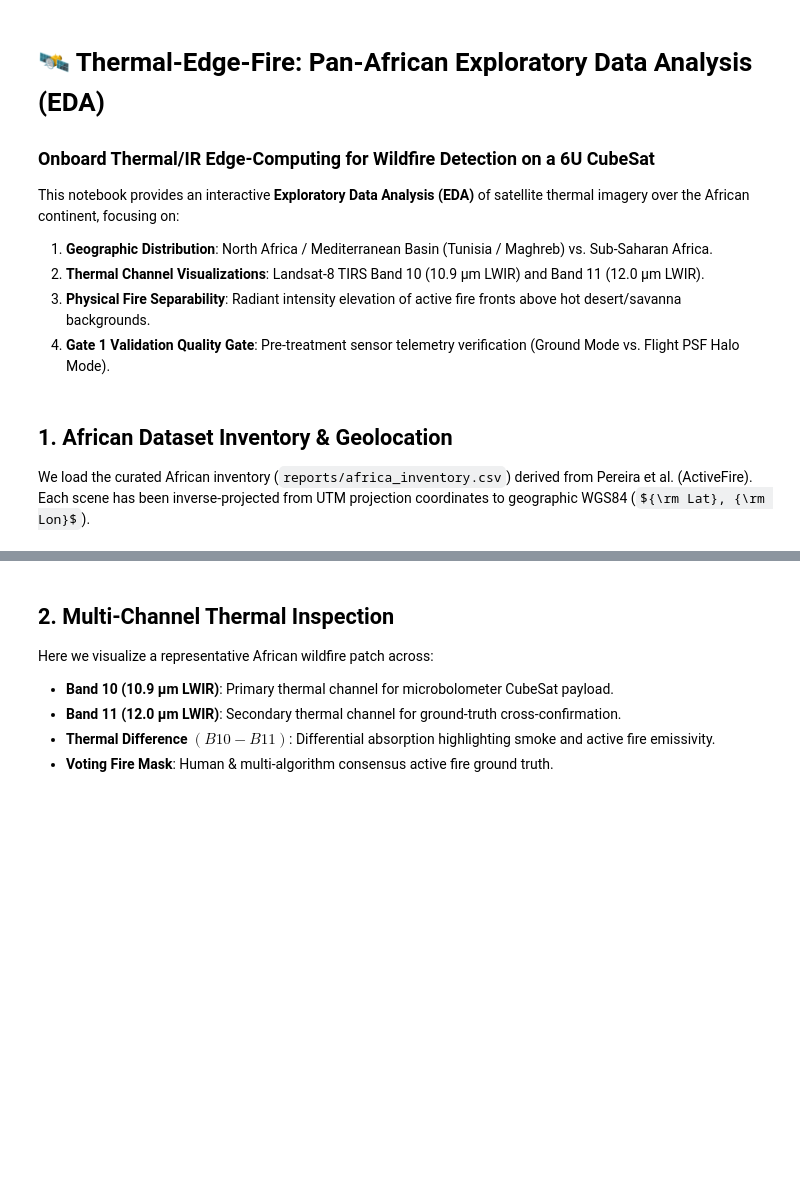
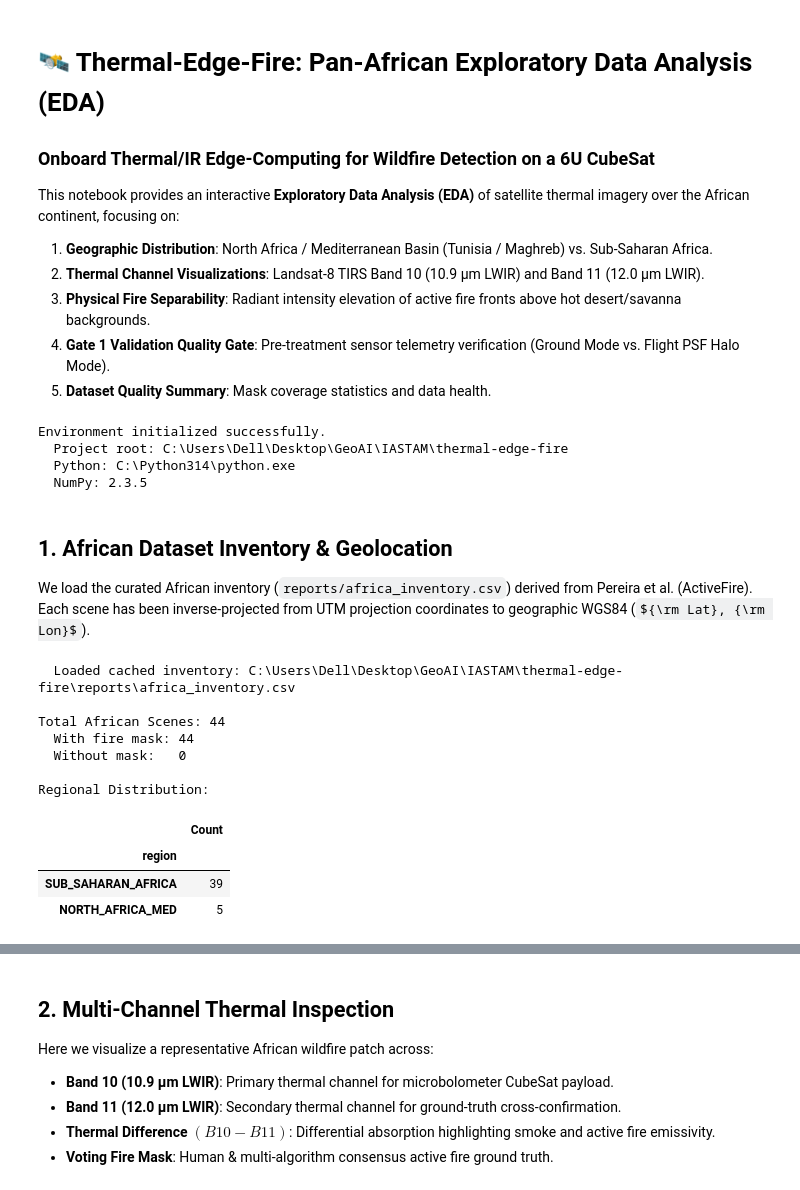
Before and after one commit to kacemamine721-star/thermal-edge-fire, a Jupyter notebook: notebooks/01_african_data_exploration.ipynb, the cells around one changed output, grey strips where cells are left out. Drawn from its saved outputs; the diff is of its cells as text; code cells hidden in the pictures; some formulas as TeX source; blank space fills up the shorter version.

```diff
--- a/notebooks/01_african_data_exploration.ipynb
+++ b/notebooks/01_african_data_exploration.ipynb
@@ -7,14 +7,16 @@ This notebook provides an interactive **Exploratory Data Analysis (EDA)** of sat
 2. **Thermal Channel Visualizations**: Landsat-8 TIRS Band 10 (10.9 µm LWIR) and Band 11 (12.0 µm LWIR).
 3. **Physical Fire Separability**: Radiant intensity elevation of active fire fronts above hot desert/savanna backgrounds.
 4. **Gate 1 Validation Quality Gate**: Pre-treatment sensor telemetry verification (Ground Mode vs. Flight PSF Halo Mode).
+5. **Dataset Quality Summary**: Mask coverage statistics and data health.
 # %%
 import sys
 from pathlib import Path
 
-# Add project root to sys.path
+# Add project src/ to sys.path so fireedge package is importable
 PROJECT_ROOT = Path("..").resolve()
-if str(PROJECT_ROOT) not in sys.path:
-    sys.path.insert(0, str(PROJECT_ROOT / "src"))
+SRC_DIR = str(PROJECT_ROOT / "src")
+if SRC_DIR not in sys.path:
+    sys.path.insert(0, SRC_DIR)
 
 import numpy as np
 import pandas as pd
@@ -25,30 +27,57 @@ from fireedge.config import load_config, resolve_path, get_reports_dir
 from fireedge.io import read_image, read_mask, index_patches
 from fireedge.validation import GroundGateValidator, FlightGateValidator, ValidatorConfig
 
-plt.style.use('seaborn-v0_8-whitegrid' if 'seaborn-v0_8-whitegrid' in plt.style.available else 'default')
+# Use a clean plot style
+_style = 'seaborn-v0_8-whitegrid' if 'seaborn-v0_8-whitegrid' in plt.style.available else 'default'
+plt.style.use(_style)
 %matplotlib inline
-print("Environment initialized successfully.")
+print(f"Environment initialized successfully.")
+print(f"  Project root: {PROJECT_ROOT}")
+print(f"  Python: {sys.executable}")
+print(f"  NumPy: {np.__version__}")
+# %% [output]
+Environment initialized successfully.
+  Project root: C:\Users\Dell\Desktop\GeoAI\IASTAM\thermal-edge-fire
+  Python: C:\Python314\python.exe
+  NumPy: 2.3.5
 # %% [markdown]
 ## 1. African Dataset Inventory & Geolocation
 We load the curated African inventory (`reports/africa_inventory.csv`) derived from Pereira et al. (ActiveFire).
 Each scene has been inverse-projected from UTM projection coordinates to geographic WGS84 (${\rm Lat}, {\rm Lon}$).
 # %%
 reports_dir = PROJECT_ROOT / "reports"
+reports_dir.mkdir(parents=True, exist_ok=True)
 inv_path = reports_dir / "africa_inventory.csv"
 
 if not inv_path.exists():
-    print(f"Generating inventory from ActiveFire root...")
+    print("Generating inventory from ActiveFire root...")
     cfg = load_config(PROJECT_ROOT / "configs" / "config.yaml")
-    data_root = resolve_path(cfg["data"]["activefire_root"], PROJECT_ROOT)
+    data_root = resolve_path(cfg["data"]["activefire_root"])
     df_all = index_patches(data_root)
     df_africa = df_all[df_all["region"].isin(["NORTH_AFRICA_MED", "SUB_SAHARAN_AFRICA"])].copy()
     df_africa.to_csv(inv_path, index=False)
+    print(f"  Saved {len(df_africa)} African scenes to {inv_path}")
 else:
     df_africa = pd.read_csv(inv_path)
+    print(f"  Loaded cached inventory: {inv_path}")
 
-print(f"Total African Scenes: {len(df_africa)}")
+print(f"\nTotal African Scenes: {len(df_africa)}")
+print(f"  With fire mask: {df_africa['has_mask'].sum()}")
+print(f"  Without mask:   {(~df_africa['has_mask']).sum()}")
 print("\nRegional Distribution:")
 display(df_africa["region"].value_counts().to_frame("Count"))
+# %% [output]
+  Loaded cached inventory: C:\Users\Dell\Desktop\GeoAI\IASTAM\thermal-edge-fire\reports\africa_inventory.csv
+
+Total African Scenes: 44
+  With fire mask: 44
+  Without mask:   0
+
+Regional Distribution:
+|  | Count |
+| region |  |
+| SUB_SAHARAN_AFRICA | 39 |
+| NORTH_AFRICA_MED | 5 |
 # %%
 fig, ax = plt.subplots(figsize=(10, 8))
 
```
Also changed, not shown: parts of 7 cells of this notebook, 15 other files.
